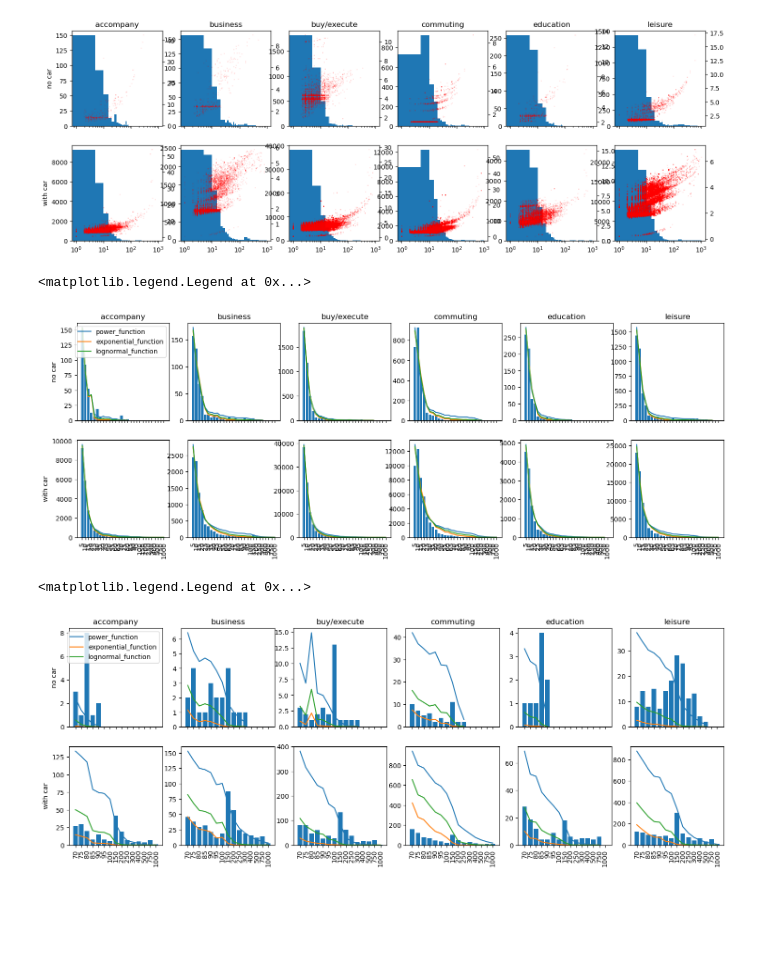
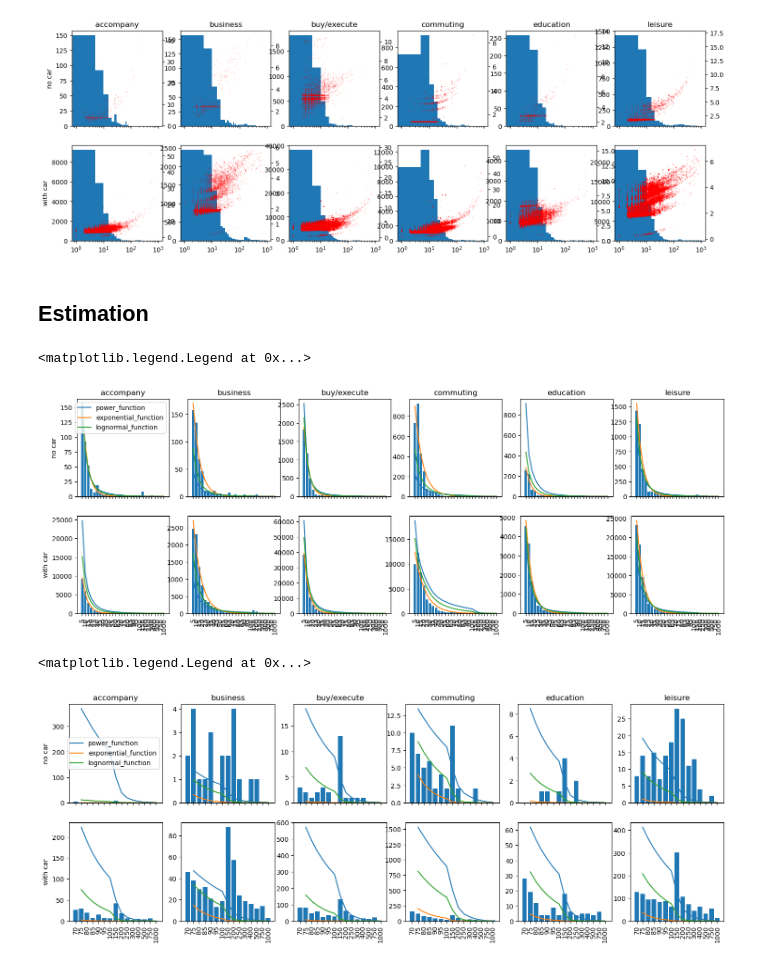
Before and after one commit to marlinarnz/quetzal_germany, a Jupyter notebook: notebooks/cal_distribution.ipynb, the cells around one changed output. Cells and saved outputs as stored; diff of their text form; code cells hidden in the pictures; blank space fills up the shorter version.

```diff
--- a/notebooks/cal_distribution.ipynb
+++ b/notebooks/cal_distribution.ipynb
@@ -123,5 +151,7 @@ ax[1,0].set_ylabel('with car')
 # %% [output]
 Text(0, 0.5, 'with car')
 [figure]
+# %% [markdown]
+## Estimation
 # %%
 # Define mathematical formulations for the cost term
@@ -139,5 +172,11 @@ def get_r_square(observations, fitted_values):
     ss_residual = np.sum((observations - fitted_values) ** 2)
     r_squared = 1 - (ss_residual / ss_total)
     return r_squared
+# %%
+# Define equally distributed bins for estimation
+bins_eq = list(range(0, 1005, 5))
+dist_means_eq = [2.5]+[bins_eq[i] + (bins_eq[i+1]-bins_eq[i])/2 for i in range(1, len(bins_eq[:-1]))]
+trips['bin_eq'] = pd.cut(trips['length'].clip(lower=0.1), bins=bins_eq, labels=bins_eq[1:]).astype(int)
+cc['bin_eq'] = pd.cut(cc['length'].clip(lower=0.1), bins=bins_eq, labels=bins_eq[1:]).astype(int)
 # %%
 # Estimate parameters
@@ -154,51 +199,60 @@ results.set_index(['segment', 'function'], drop=True, inplace=True)
 # %%
 # Results for distance bins
 fig, ax = plt.subplots(nrows=2, ncols=len(purposes), figsize=(18,6), sharex='all', sharey=False)
-ind = np.arange(len(bins[1:]))
+ind = pd.Series(np.arange(len(bins[1:])), bins[1:])
+dist_means = [2.5]+[bins[i] + (bins[i+1]-bins[i])/2 for i in range(1, len(bins[:-1]))]
 for i in [0,1]:
     for j in range(len(purposes)):
         mask = (trips['car_avail']==i) & (trips['purpose_model']==purposes[j])
         n_trips = trips.loc[mask, 'bin'].value_counts().sort_index()
-        cc_means = trips.loc[mask].groupby('bin')['cc_dist'].mean()
-        ax[i,j].bar(ind[:len(n_trips)], n_trips)
+        #cc_means = trips.loc[mask].groupby('bin')['cc'].mean()
+        cc_means = cc.groupby('bin')[seg].mean()
+        CC = (np.array(cc_means), np.array(dist_means))
+        ax[i,j].bar(ind.loc[n_trips.index], n_trips)
         for f in functions:
             seg = purposes[j]+{0:'_no_car',1:'_car'}[i]
-            ax[i,j].plot(ind[:len(n_trips)],
-                         f(cc_means, results.loc[(seg, f.__name__), 'a'], results.loc[(seg, f.__name__), 'b']),
+            ax[i,j].plot(ind.loc[cc_means.index],
+                         f(CC, results.loc[(seg, f.__name__), 'a'],
+                           results.loc[(seg, f.__name__), 'b'],
+                           results.loc[(seg, f.__name__), 'c']),
                          label=f.__name__)
-        ax[i,j].set_xticks(ind, bins[1:], rotation=90)
+        ax[i,j].set_xticks(ind.values, bins[1:], rotation=90)
         ax[0,j].set_title(purposes[j])
 ax[0,0].set_ylabel('no car')
 ax[1,0].set_ylabel('with car')
 ax[0,0].legend()
 # %% [output]
 <matplotlib.legend.Legend at 0x...>
-[figure, old version]
+[figure, new version]
 # %%
 # Results for long-distance bins
 fig, ax = plt.subplots(nrows=2, ncols=len(purposes), figsize=(18,6), sharex='all', sharey=False)
-ind = np.arange(len(bins[int(len(bins)/2):]))
+ind = pd.Series(np.arange(len(bins[1:])), bins[1:]).loc[bins[int(len(bins)/2):]]
 for i in [0,1]:
     for j in range(len(purposes)):
         mask = (trips['car_avail']==i) & (trips['purpose_model']==purposes[j])
         n_trips = trips.loc[mask, 'bin'].value_counts().sort_index()
-        cc_means = trips.loc[mask].groupby('bin')['cc_dist'].mean()
+        #cc_means = trips.loc[mask].groupby('bin')['cc'].mean()
+        cc_means = cc.groupby('bin')[seg].mean()
         n_trips = n_trips.loc[bins[int(len(bins)/2)]:]
-        cc_means = cc_means.loc[bins[int(len(bins)/2)]:]
-        ax[i,j].bar(ind[:len(n_trips)], n_trips)
+        CC = (np.array(cc_means[int(len(bins)/2):]),
+              np.array(dist_means[int(len(bins)/2):]))
+        ax[i,j].bar(ind.loc[n_trips.index], n_trips)
         for f in functions:
             seg = purposes[j]+{0:'_no_car',1:'_car'}[i]
-            ax[i,j].plot(ind[:len(n_trips)],
-                         f(cc_means, results.loc[(seg, f.__name__), 'a'], results.loc[(seg, f.__name__), 'b']),
+            ax[i,j].plot(ind.loc[cc_means[int(len(bins)/2):].index],
+                         f(CC, results.loc[(seg, f.__name__), 'a'],
+                           results.loc[(seg, f.__name__), 'b'],
+                           results.loc[(seg, f.__name__), 'c']),
                          label=f.__name__)
-        ax[i,j].set_xticks(ind, bins[int(len(bins)/2):], rotation=90)
+        ax[i,j].set_xticks(ind.values, bins[int(len(bins)/2):], rotation=90)
         ax[0,j].set_title(purposes[j])
 ax[0,0].set_ylabel('no car')
 ax[1,0].set_ylabel('with car')
 ax[0,0].legend()
 # %% [output]
 <matplotlib.legend.Legend at 0x...>
-[figure, old version]
+[figure, new version]
 # %%
 results
 # %% [output]
```
Also changed, not shown: parts of 9 cells of this notebook, 6 other files.
